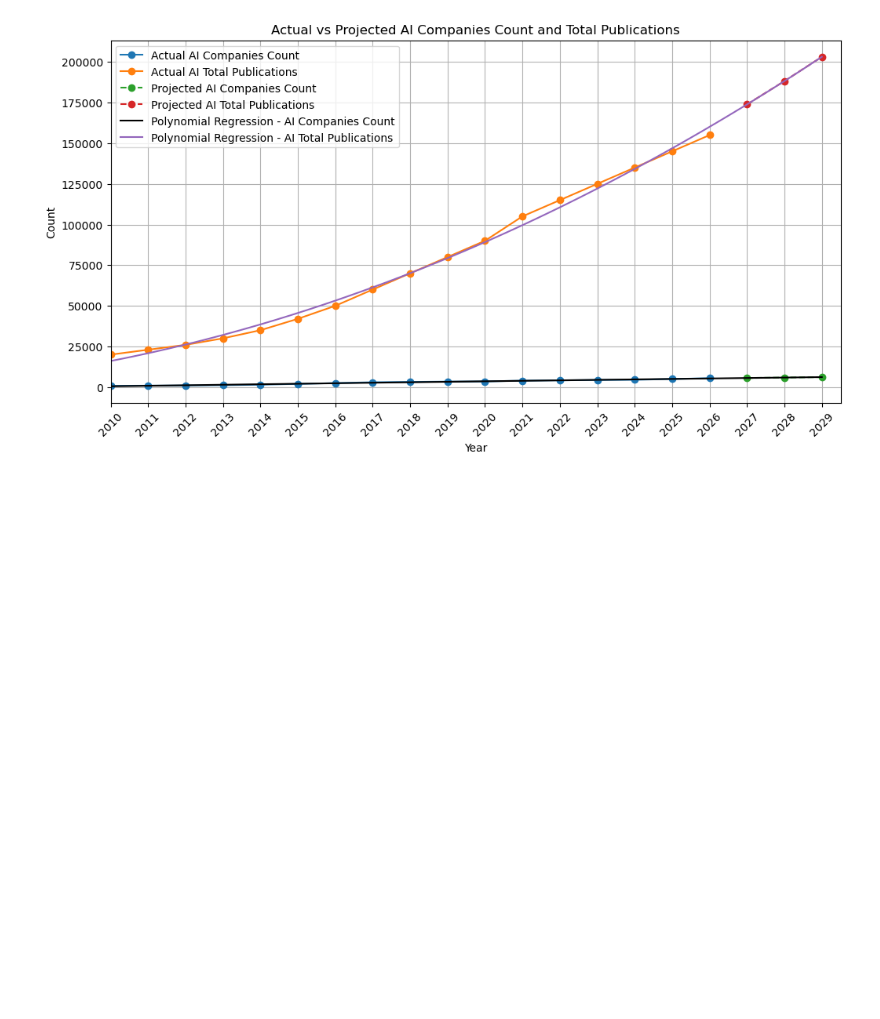
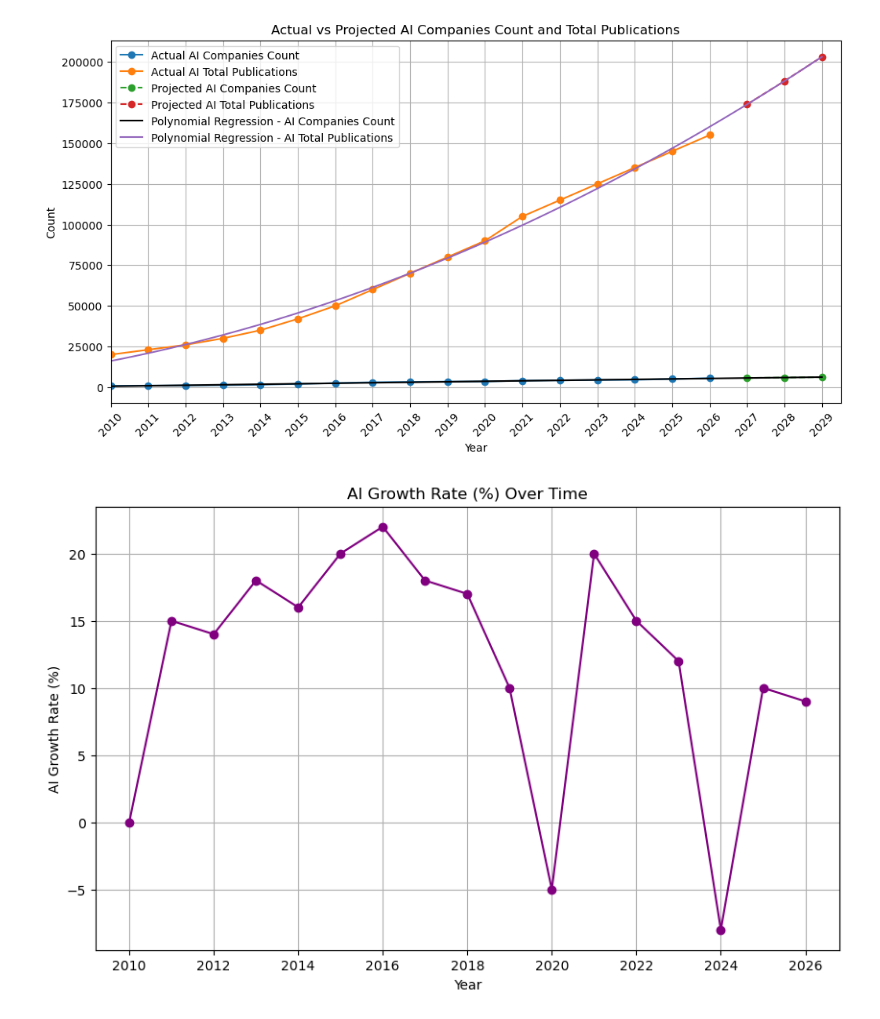
Before and after one commit to KutayAtlas2/Data-Analyzing-Project, a Jupyter notebook: analyzer.ipynb, the cells around one changed output. Cells and saved outputs as stored; diff of their text form; code cells hidden in the pictures; blank space fills up the shorter version.

```diff
--- a/analyzer.ipynb
+++ b/analyzer.ipynb
@@ -164,3 +164,15 @@ Year: 2027, Projected AI Companies Count: 5620, Projected AI Total Publications:
 Year: 2028, Projected AI Companies Count: 5899, Projected AI Total Publications: 188216
 Year: 2029, Projected AI Companies Count: 6177, Projected AI Total Publications: 203127
 [figure]
+# %%
+#Question 5: When did China experience a significant acceleration on AI Growth?
+#Make a line graph to show the AI Growth Rate (%) over time, and identify the year(s) where there is a noticeable increase or decrease in the growth rate.
+plt.figure(figsize=(10, 6))
+plt.plot(df['Year'], df['AI Growth Rate (%)'], marker='o', color='purple')
+plt.title('AI Growth Rate (%) Over Time')
+plt.xlabel('Year')
+plt.ylabel('AI Growth Rate (%)')
+plt.grid(True)
+plt.show()
+# %% [output]
+[figure, added]
```
Also changed, not shown: parts of 3 cells of this notebook, 1 other file.
